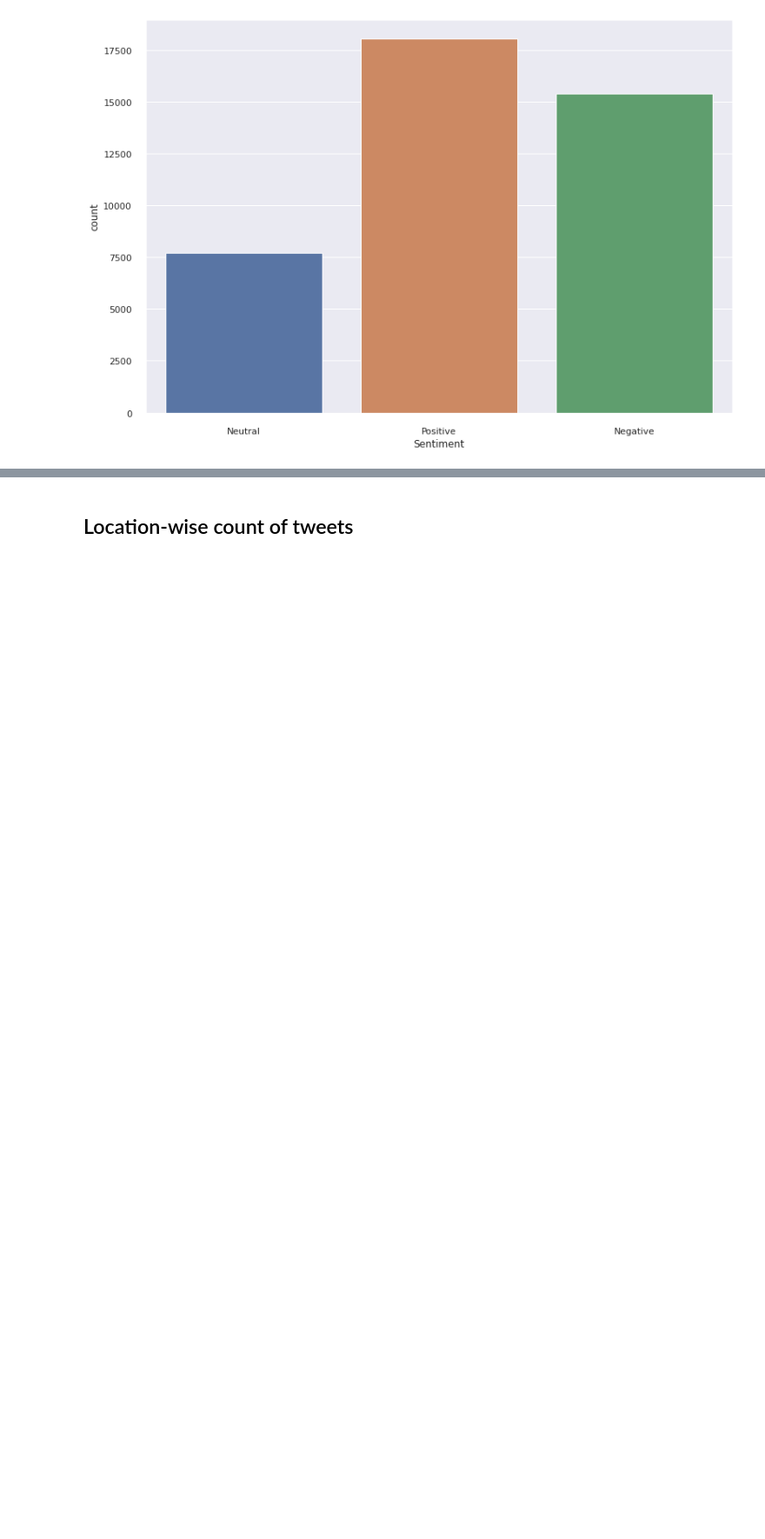
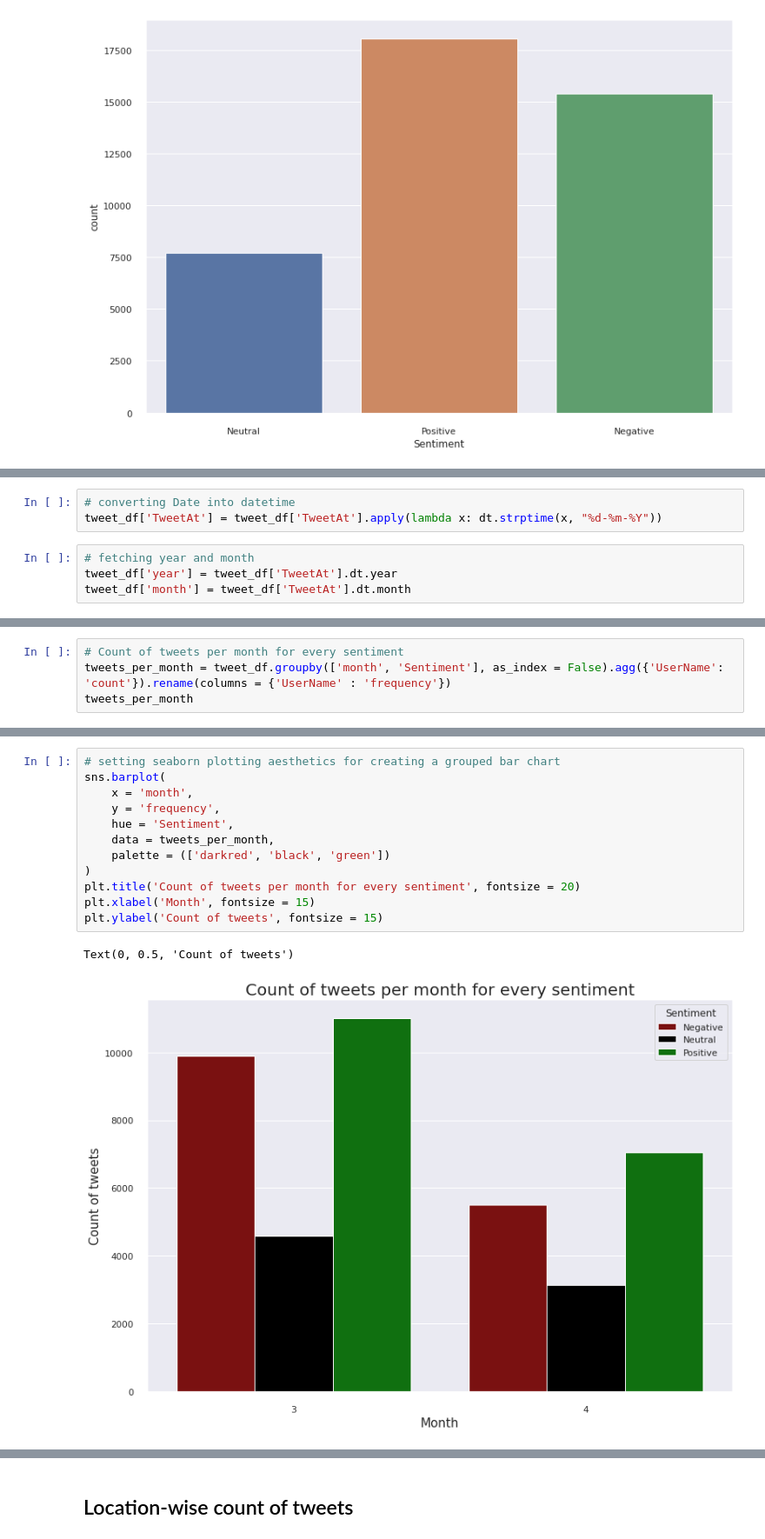
Before and after one commit to codeboy47/Coronavirus-Tweet-Sentiment-Analysis, a Jupyter notebook: Akshit_Singh_Notebook.ipynb, the cells around one changed output, grey strips where cells are left out. Shown at 87% size. Cells and saved outputs as stored; diff of their text form; blank space fills up the shorter version.

```diff
--- a/Akshit_Singh_Notebook.ipynb
+++ b/Akshit_Singh_Notebook.ipynb
@@ -188,0 +233,7 @@ sns.countplot(x = tweet_df['Sentiment'])
+# %%
+# converting Date into datetime
+tweet_df['TweetAt'] = tweet_df['TweetAt'].apply(lambda x: dt.strptime(x, "%d-%m-%Y"))
+# %%
+# fetching year and month
+tweet_df['year'] = tweet_df['TweetAt'].dt.year
+tweet_df['month'] = tweet_df['TweetAt'].dt.month
@@ -188,0 +255,4 @@ sns.countplot(x = tweet_df['Sentiment'])
+# %%
+# Count of tweets per month for every sentiment
+tweets_per_month = tweet_df.groupby(['month', 'Sentiment'], as_index = False).agg({'UserName': 'count'}).rename(columns = {'UserName' : 'frequency'})
+tweets_per_month
@@ -188,0 +267,15 @@ sns.countplot(x = tweet_df['Sentiment'])
+# %%
+# setting seaborn plotting aesthetics for creating a grouped bar chart
+sns.barplot(
+    x = 'month',
+    y = 'frequency',
+    hue = 'Sentiment',
+    data = tweets_per_month,
+    palette = (['darkred', 'black', 'green'])
+)
+plt.title('Count of tweets per month for every sentiment', fontsize = 20)
+plt.xlabel('Month', fontsize = 15)
+plt.ylabel('Count of tweets', fontsize = 15)
+# %% [output]
+Text(0, 0.5, 'Count of tweets')
+[figure, added]
```
Also changed, not shown: parts of 69 cells of this notebook.
